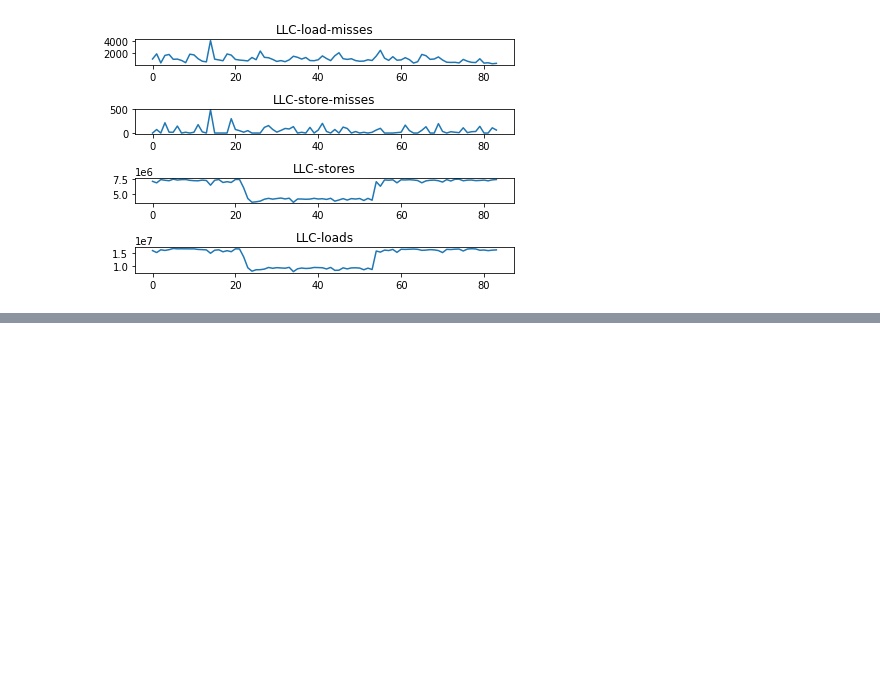
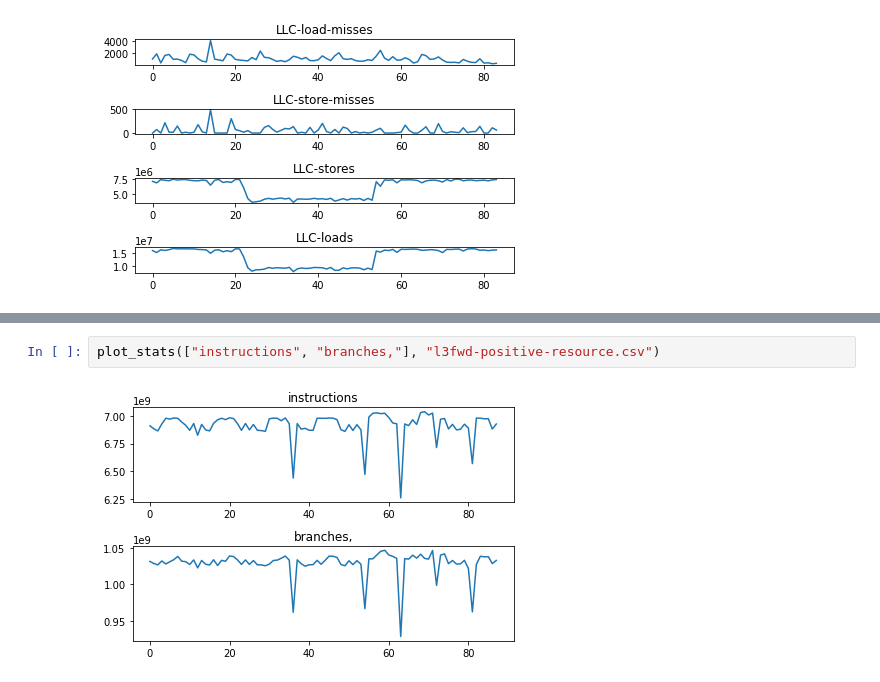
Before and after one commit to theleos88/ml-for-highspeed-networks, a Jupyter notebook: data/analysis/Data-analysis.ipynb, the cells around one changed output, grey strips where cells are left out. Cells and saved outputs as stored; diff of their text form; blank space fills up the shorter version.

```diff
--- a/data/analysis/Data-analysis.ipynb
+++ b/data/analysis/Data-analysis.ipynb
@@ -174,0 +185,4 @@ plot_stats(["LLC-load-misses", "LLC-store-misses", "LLC-stores", "LLC-loads"], "
+# %%
+plot_stats(["instructions", "branches,"], "l3fwd-positive-resource.csv")
+# %% [output]
+[figure, added]
```
Also changed, not shown: parts of 16 cells of this notebook, 3 other files.
